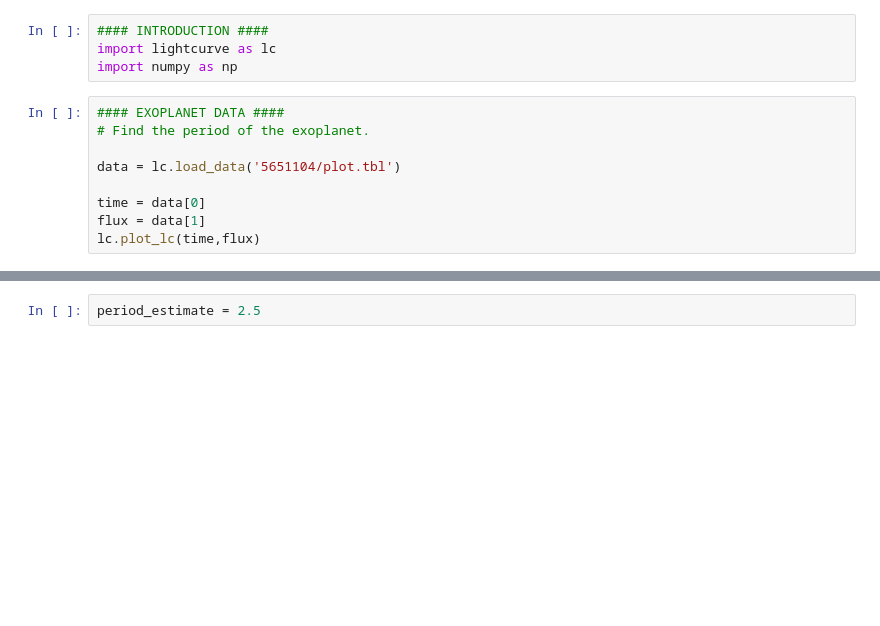
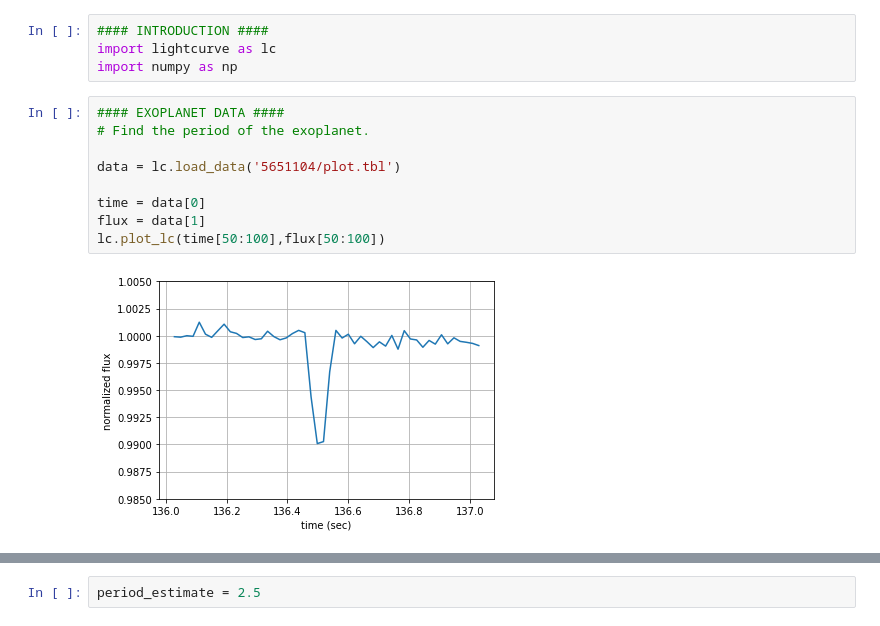
Before and after one commit to markoris/intro_astro_course, a Jupyter notebook: observational/observational.ipynb, the cells around one changed output, grey strips where cells are left out. Cells and saved outputs as stored; diff of their text form; blank space fills up the shorter version.

Commit message:
obs adjust plot order and zooming

```diff
--- a/observational/observational.ipynb
+++ b/observational/observational.ipynb
@@ -5,9 +5,11 @@ import numpy as np
 # %%
 #### EXOPLANET DATA ####
 # Find the period of the exoplanet.
 
 data = lc.load_data('5651104/plot.tbl')
 
 time = data[0]
 flux = data[1]
-lc.plot_lc(time,flux)
+lc.plot_lc(time[50:100],flux[50:100])
+# %% [output]
+[figure, added]
```
Also changed, not shown: parts of 6 cells of this notebook.
